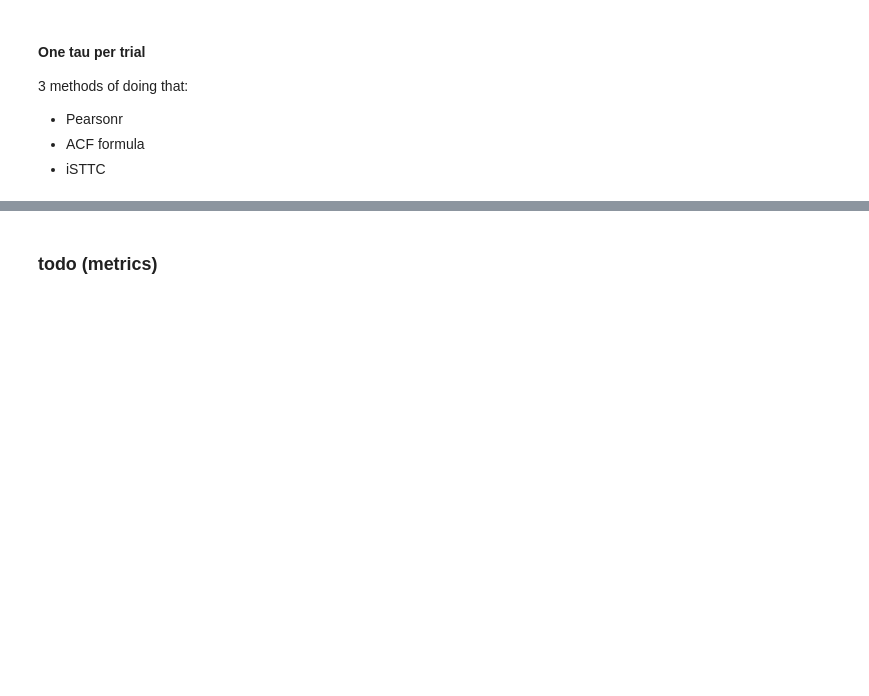
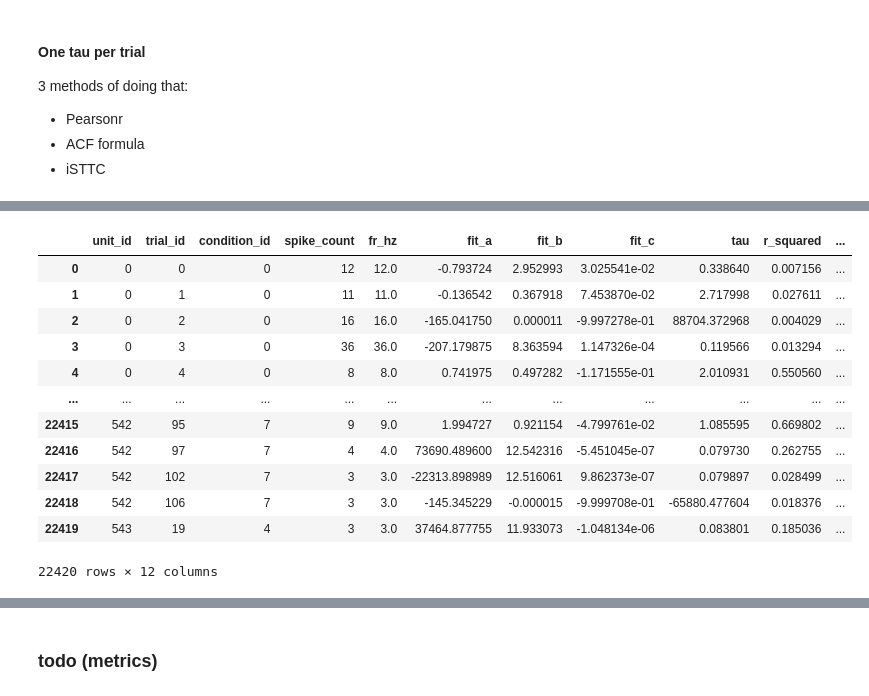
Before and after one commit to iinnpp/isttc, a Jupyter notebook: notebooks/monkey/calculate_tau.ipynb, the cells around one changed output, grey strips where cells are left out. Drawn from its saved outputs; the diff is of its cells as text; code cells hidden in the pictures; blank space fills up the shorter version.

```diff
--- a/notebooks/monkey/calculate_tau.ipynb
+++ b/notebooks/monkey/calculate_tau.ipynb
@@ -177,0 +282,16 @@ tau_sttc_trial_concat_df.to_pickle(results_folder + 'non_binned\\' + area + '\\t
+# %%
+tau_acf_proper_per_trial_df
+# %% [output]
+|  | unit_id | trial_id | condition_id | spike_count | fr_hz | fit_a | fit_b | fit_c | tau | r_squared | ... |
+| 0 | 0 | 0 | 0 | 12 | 12.0 | -0.793724 | 2.952993 | 3.025541e-02 | 0.338640 | 0.007156 | ... |
+| 1 | 0 | 1 | 0 | 11 | 11.0 | -0.136542 | 0.367918 | 7.453870e-02 | 2.717998 | 0.027611 | ... |
+| 2 | 0 | 2 | 0 | 16 | 16.0 | -165.041750 | 0.000011 | -9.997278e-01 | 88704.372968 | 0.004029 | ... |
+| 3 | 0 | 3 | 0 | 36 | 36.0 | -207.179875 | 8.363594 | 1.147326e-04 | 0.119566 | 0.013294 | ... |
+| 4 | 0 | 4 | 0 | 8 | 8.0 | 0.741975 | 0.497282 | -1.171555e-01 | 2.010931 | 0.550560 | ... |
+| ... | ... | ... | ... | ... | ... | ... | ... | ... | ... | ... | ... |
+| 22415 | 542 | 95 | 7 | 9 | 9.0 | 1.994727 | 0.921154 | -4.799761e-02 | 1.085595 | 0.669802 | ... |
+| 22416 | 542 | 97 | 7 | 4 | 4.0 | 73690.489600 | 12.542316 | -5.451045e-07 | 0.079730 | 0.262755 | ... |
+| 22417 | 542 | 102 | 7 | 3 | 3.0 | -22313.898989 | 12.516061 | 9.862373e-07 | 0.079897 | 0.028499 | ... |
+| 22418 | 542 | 106 | 7 | 3 | 3.0 | -145.345229 | -0.000015 | -9.999708e-01 | -65880.477604 | 0.018376 | ... |
+| 22419 | 543 | 19 | 4 | 3 | 3.0 | 37464.877755 | 11.933073 | -1.048134e-06 | 0.083801 | 0.185036 | ... |
+22420 rows × 12 columns
```
Also changed, not shown: parts of 11 cells of this notebook, 5 other files.
